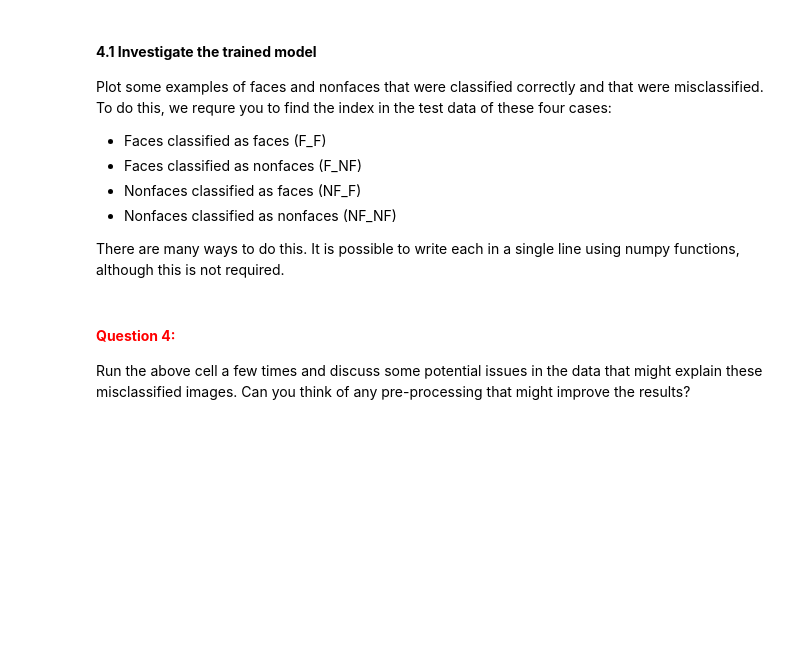
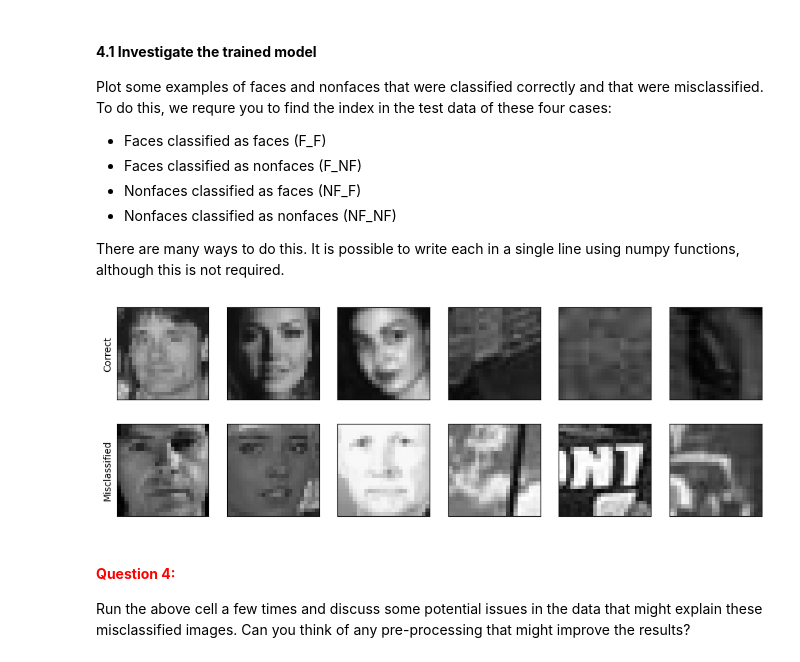
Before and after one commit to marijnkj/-D-NN, a Jupyter notebook: A3_Boosting/AdaBoost.ipynb, the cells around one changed output. Saved outputs shown, nothing was run; the diff lists cells and outputs as text; code cells hidden in the pictures; blank space fills up the shorter version.

```diff
--- a/A3_Boosting/AdaBoost.ipynb
+++ b/A3_Boosting/AdaBoost.ipynb
@@ -434,12 +434,14 @@ Plot some examples of faces and nonfaces that were classified correctly and that
 
 There are many ways to do this. It is possible to write each in a single line using numpy functions, although this is not required.
 # %%
-F_F   = ???
-F_NF  = ???
-NF_F  = ???
-NF_NF = ???
+F_F   = np.where((HTest == 1) & (YTest == 1))[0]
+F_NF  = np.where((HTest == -1) & (YTest == 1))[0]
+NF_F  = np.where((HTest == 1) & (YTest == -1))[0]
+NF_NF = np.where((HTest == -1) & (YTest == -1))[0]
 
 PlotClassifications(testImages, F_F, F_NF, NF_NF, NF_F, N=3, selectRandom=True)
+# %% [output]
+[figure, added]
 # %% [markdown]
 #### **<span style="color:red">Question 4:</span>**
 Run the above cell a few times and discuss some potential issues in the data that might explain these misclassified images. Can you think of any pre-processing that might improve the results?
```
Also changed, not shown: parts of 1 cell of this notebook.
